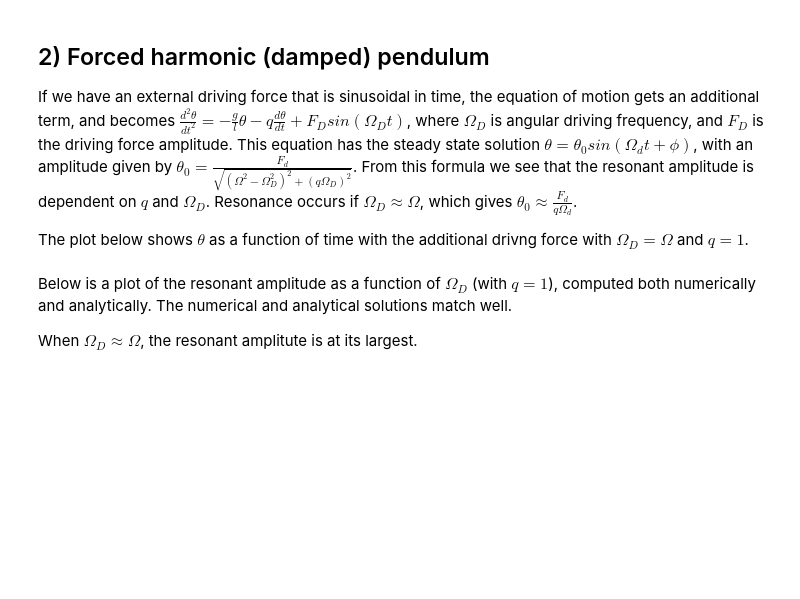
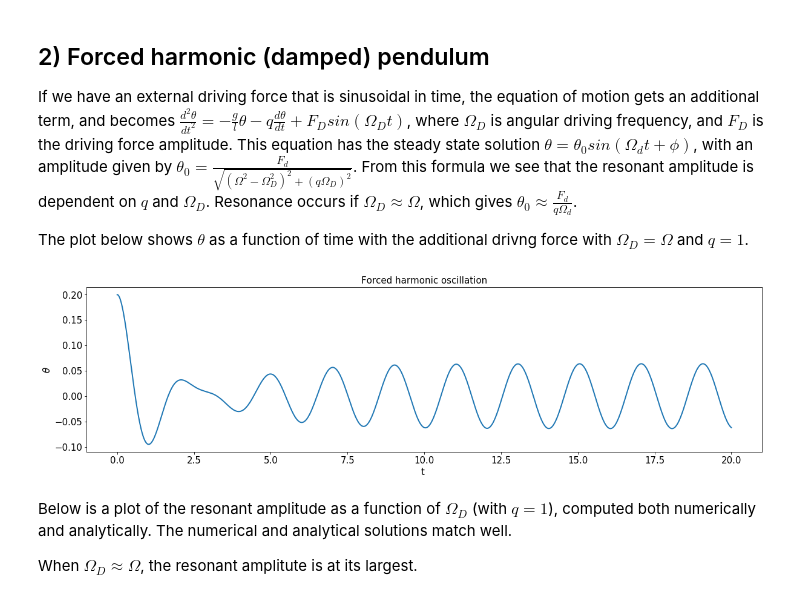
Before and after one commit to sigriaun/pendulum2, a Jupyter notebook: pendulum2.ipynb, the cells around one changed output. Drawn from its saved outputs; the diff is of its cells as text; code cells hidden in the pictures; blank space fills up the shorter version.

```diff
--- a/pendulum2.ipynb
+++ b/pendulum2.ipynb
@@ -145,26 +147,28 @@ The plot below shows $\theta$ as a function of time with the additional drivng f
 # %%
 
 nsteps_f= int(20/delta_t) #number of timesteps
 Fd = 0.2 #default value for driving force
-Omega_D = np.sqrt(g/l)  #the pendulums angular eigenfrequency
+Omega = np.sqrt(g/l)  #the pendulums angular eigenfrequency
 
 #function f to be used in Runge Kutta, now with the additional force term
 def f_forced(w,t,q,omega_D):
     return np.array([w[1],-q*w[1]-g/l*w[0]+Fd*np.sin(omega_D*t)])
 
 #calculating using Runge Kutta
-x_forced, t = Kutta4(f_forced,0,x0,delta_t,nsteps_f,q0,Omega_D)
+x_forced, t = Kutta4(f_forced,0,x0,delta_t,nsteps_f,q0,Omega)
 theta_forced=x_forced[:,0]
 
 
 #plotting forced harmonic oscillation
 plt.title("Forced harmonic oscillation")
 plt.xlabel("t")
 plt.ylabel("$\theta$")
 plt.plot(t,theta_forced)
 plt.ylabel(r'$\theta$')
 plt.xlabel('t ')
 plt.show()
+# %% [output]
+[figure, added]
 # %% [markdown]
 Below is a plot of the resonant amplitude as a function of $\Omega_D$ (with $q=1$), computed both numerically and analytically. The numerical and analytical solutions match well.
 
```
Also changed, not shown: parts of 3 cells of this notebook.
